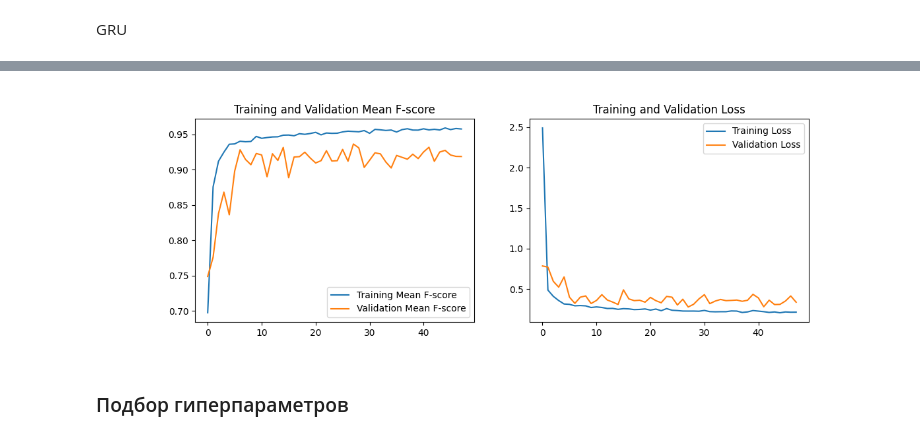
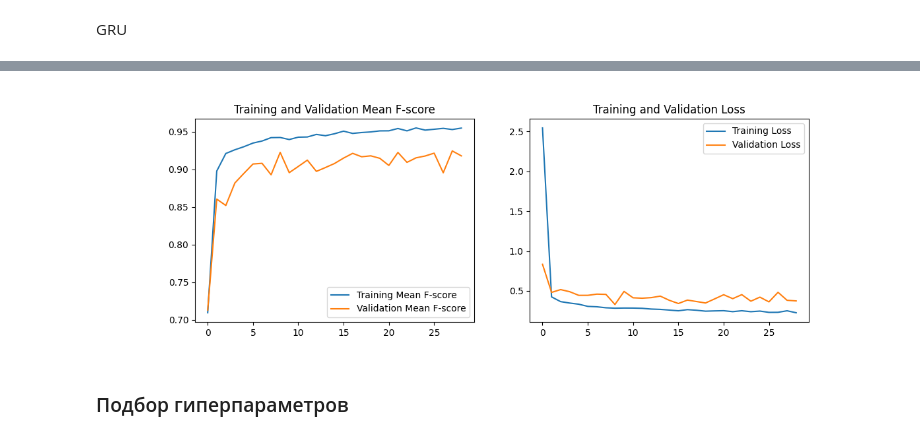
Before and after one commit to banzarkhan/motorika-internship-team, a Jupyter notebook: baseline_lstm.ipynb, the cells around one changed output, grey strips where cells are left out. Saved outputs shown, nothing was run; the diff lists cells and outputs as text; code cells hidden in the pictures.

```diff
--- a/baseline_lstm.ipynb
+++ b/baseline_lstm.ipynb
@@ -671,7 +672,7 @@ Epoch 48/100
 # %%
-plot_accur(history_gru, epochs=48)
+plot_accur(history_gru, epochs=29)
 # %% [output]
-[figure, old version]
+[figure, new version]
 # %% [markdown]
 ### Подбор гиперпараметров
 # %%
```
Also changed, not shown: parts of 14 cells of this notebook.
